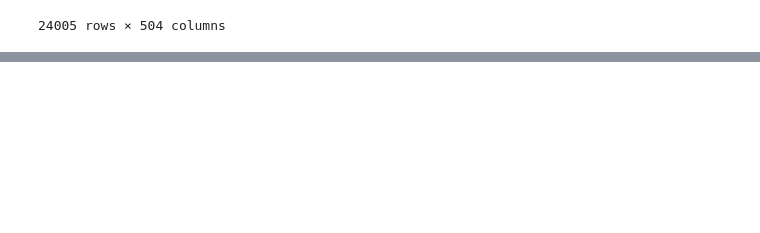
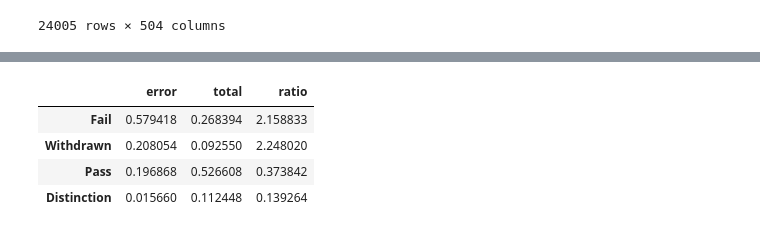
Before and after one commit to Caellwyn/ou_student_predictions, a Jupyter notebook: notebooks/deep_timeseries_models.ipynb, the cells around one changed output, grey strips where cells are left out. Saved outputs shown, nothing was run; the diff lists cells and outputs as text; code cells hidden in the pictures; blank space fills up the shorter version.

```diff
--- a/notebooks/deep_timeseries_models.ipynb
+++ b/notebooks/deep_timeseries_models.ipynb
@@ -316,0 +724,6 @@ heatmap(confusion, cmap='Greens', annot=True)
+# %%
+yhat = np.around(model1.predict(X_val)).astype(int)[:,0]
+error = pd.DataFrame(y_val.copy())
+error['pred_result'] = yhat
+error = error.merge(df2[['final_result']], on='registration', how='left')
+error[error['final_result_x'] != error['pred_result']]['final_result_y'].value_counts()
@@ -316,0 +744,5 @@ heatmap(confusion, cmap='Greens', annot=True)
+# %%
+analysis = pd.DataFrame()
+analysis['error'] = error[error['final_result_x'] != error['pred_result']]['final_result_y'].value_counts()
+analysis['total'] = error['final_result_y'].value_counts()
+analysis
@@ -316,0 +755,4 @@ heatmap(confusion, cmap='Greens', annot=True)
+# %%
+analysis['error'] = analysis['error']/analysis['error'].sum()
+analysis['total'] = analysis['total']/analysis['total'].sum()
+analysis
@@ -316,0 +765,10 @@ heatmap(confusion, cmap='Greens', annot=True)
+# %%
+analysis['ratio'] = analysis['error']/analysis['total']
+# %%
+analysis
+# %% [output]
+|  | error | total | ratio |
+| Fail | 0.579418 | 0.268394 | 2.158833 |
+| Withdrawn | 0.208054 | 0.092550 | 2.248020 |
+| Pass | 0.196868 | 0.526608 | 0.373842 |
+| Distinction | 0.015660 | 0.112448 | 0.139264 |
```
Also changed, not shown: parts of 20 cells of this notebook.
